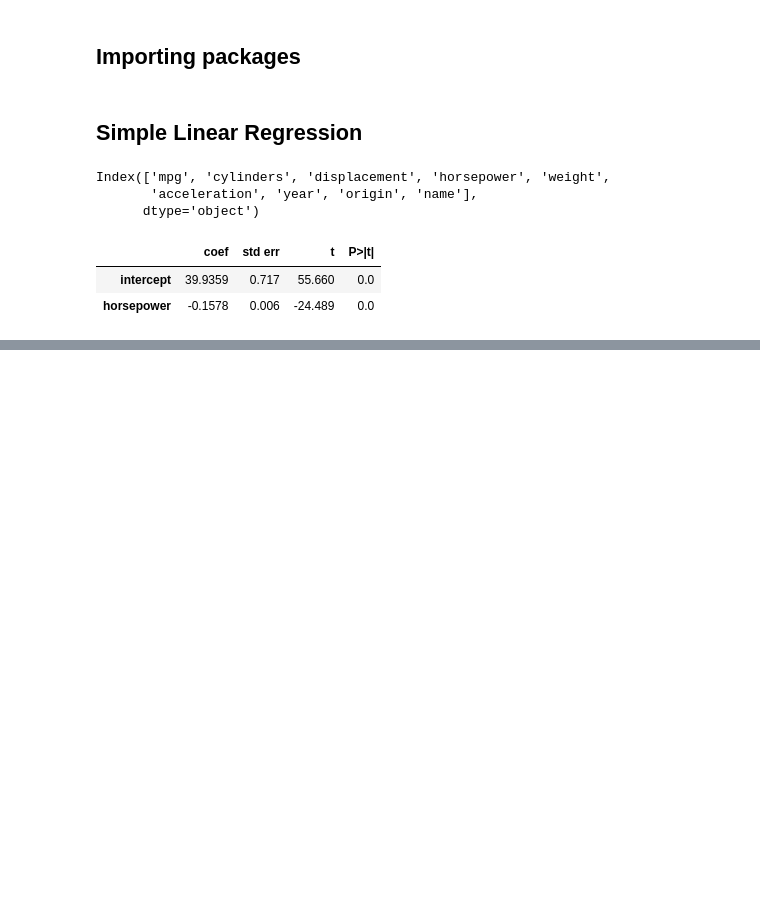
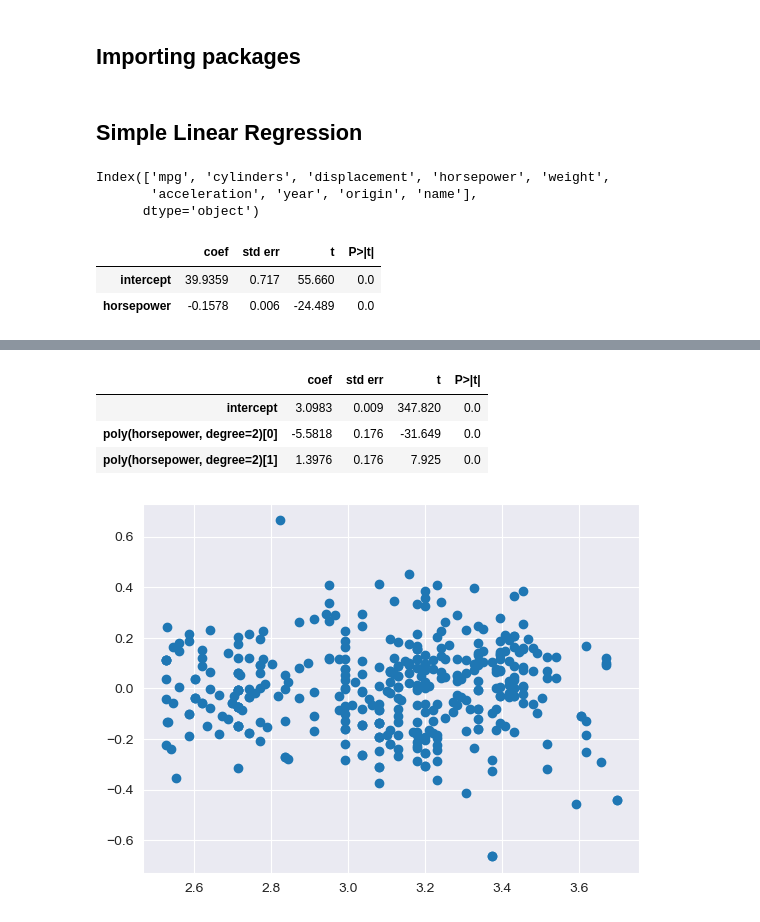
Before and after one commit to WanomiR/isl, a Jupyter notebook: notebooks/3_Exs_Linear_Regression.ipynb, the cells around one changed output, grey strips where cells are left out. Drawn from its saved outputs; the diff is of its cells as text; code cells hidden in the pictures; blank space fills up the shorter version.

```diff
--- a/notebooks/3_Exs_Linear_Regression.ipynb
+++ b/notebooks/3_Exs_Linear_Regression.ipynb
@@ -29,0 +99,18 @@ summarize(results)
+# %%
+logy = np.log(y)
+
+model = sm.OLS(logy, X)
+results2 = model.fit()
+
+summarize(results2)
+# %% [output]
+|  | coef | std err | t | P>|t| |
+| intercept | 3.0983 | 0.009 | 347.820 | 0.0 |
+| poly(horsepower, degree=2)[0] | -5.5818 | 0.176 | -31.649 | 0.0 |
+| poly(horsepower, degree=2)[1] | 1.3976 | 0.176 | 7.925 | 0.0 |
+# %%
+fitted, residuals = results2.fittedvalues, results2.resid
+_, ax = plt.subplots()
+ax.scatter(fitted, residuals);
+# %% [output]
+[figure, added]
```
Also changed, not shown: parts of 22 cells of this notebook.
